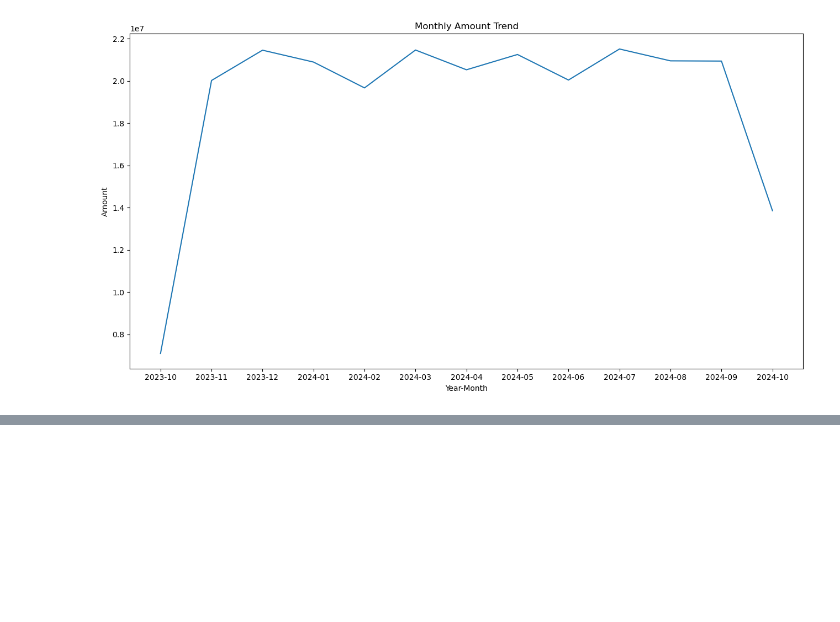
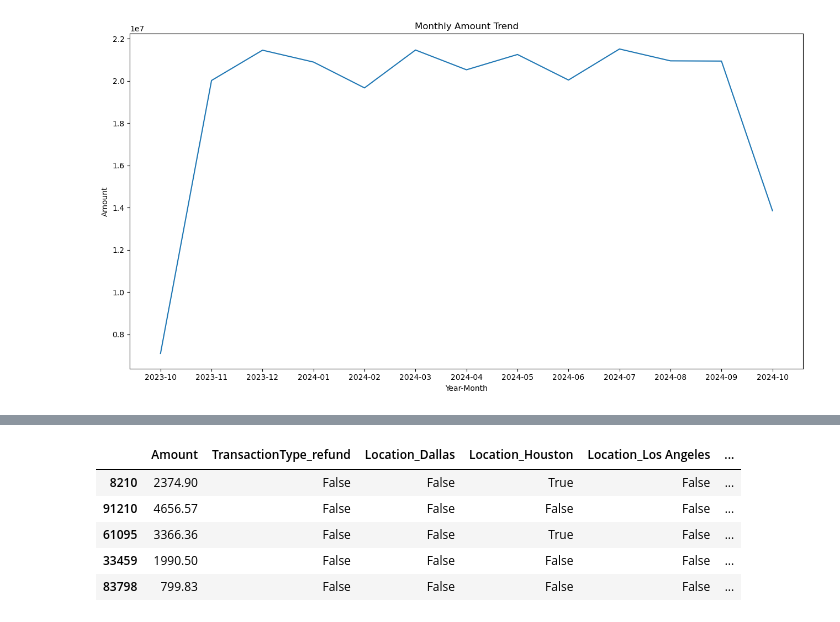
Before and after one commit to Yash-Codes07/DecodeLabs_Tasks, a Jupyter notebook: TASK_2/notebooks/Project2.ipynb, the cells around one changed output, grey strips where cells are left out. Saved outputs shown, nothing was run; the diff lists cells and outputs as text; code cells hidden in the pictures; blank space fills up the shorter version.

```diff
--- a/TASK_2/notebooks/Project2.ipynb
+++ b/TASK_2/notebooks/Project2.ipynb
@@ -164,0 +222,19 @@ plt.show()
+# %%
+X = df.drop(columns=["IsFraud"])
+y = df["IsFraud"]
+# %%
+X_train, X_test, y_train, y_test = train_test_split(
+    X, y,
+    test_size=0.2,
+    random_state=42,
+    stratify=y
+)
+# %%
+X_train.head()
+# %% [output]
+|  | Amount | TransactionType_refund | Location_Dallas | Location_Houston | Location_Los Angeles | ... |
+| 8210 | 2374.90 | False | False | True | False | ... |
+| 91210 | 4656.57 | False | False | False | False | ... |
+| 61095 | 3366.36 | False | False | True | False | ... |
+| 33459 | 1990.50 | False | False | False | False | ... |
+| 83798 | 799.83 | False | False | False | False | ... |
```
Also changed, not shown: parts of 26 cells of this notebook.
